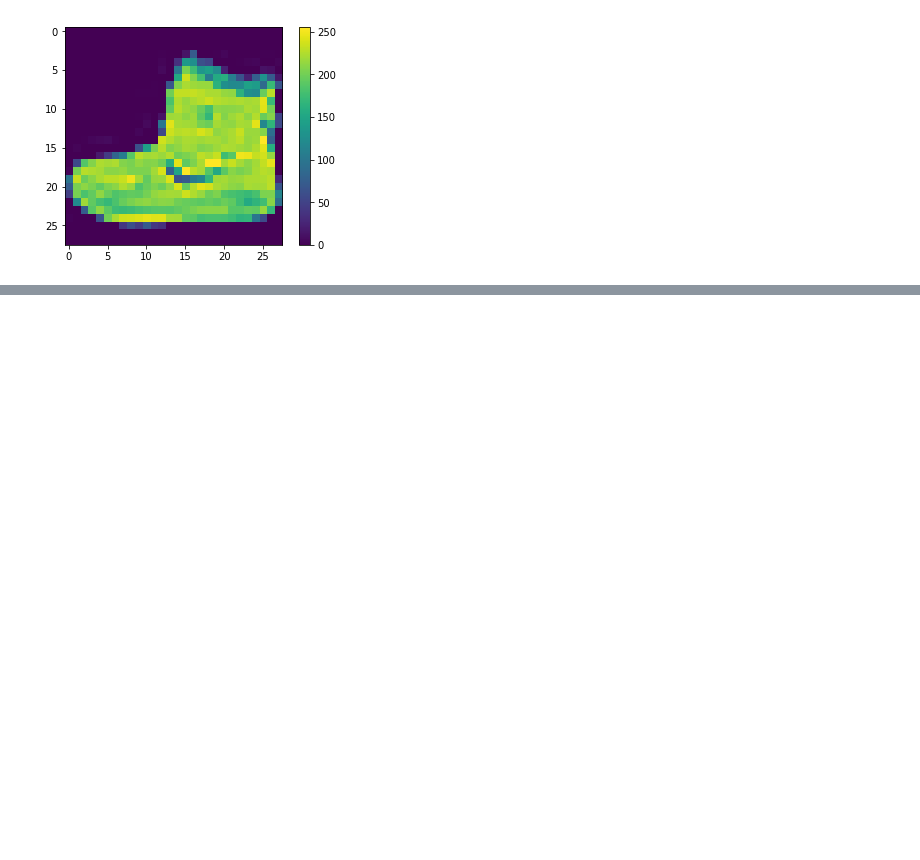
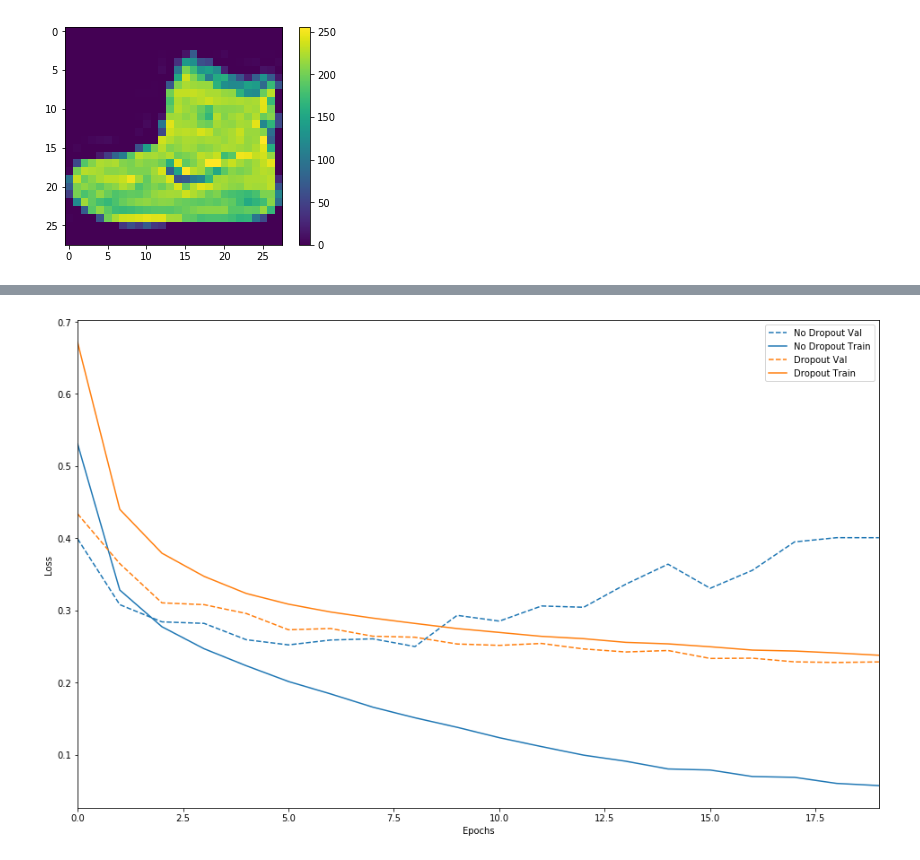
Before and after one commit to lucoby/machine-learning, a Jupyter notebook: Deep Learning.ipynb, the cells around one changed output, grey strips where cells are left out. Saved outputs shown, nothing was run; the diff lists cells and outputs as text; code cells hidden in the pictures; blank space fills up the shorter version.

```diff
--- a/Deep Learning.ipynb
+++ b/Deep Learning.ipynb
@@ -370,0 +419,35 @@ plot_history([('larger', larger_history),
+# %%
+adv_nodrpt_model = keras.Sequential()
+
+adv_nodrpt_model.add(keras.layers.Conv2D(filters=32, kernel_size=(5,5),
+                 activation='relu',
+                 input_shape=(28, 28, 1)))
+adv_nodrpt_model.add(keras.layers.Conv2D(filters=32, kernel_size=(5,5),
+                 activation='relu',
+                 input_shape=(28, 28, 1)))
+adv_nodrpt_model.add(keras.layers.MaxPooling2D(pool_size=2))
+
+adv_nodrpt_model.add(keras.layers.Conv2D(filters=64, kernel_size=(3,3),
+                 activation='relu'))
+adv_nodrpt_model.add(keras.layers.Conv2D(filters=64, kernel_size=(3,3),
+                 activation='relu'))
+adv_nodrpt_model.add(keras.layers.MaxPooling2D(pool_size=2))
+
+adv_nodrpt_model.add(keras.layers.Flatten())
+adv_nodrpt_model.add(keras.layers.Dense(256, activation='relu'))
+adv_nodrpt_model.add(keras.layers.Dense(10, activation='softmax'))
+
+adv_nodrpt_model.compile(optimizer='adam',
+                loss='sparse_categorical_crossentropy',
+                metrics=['accuracy'])
+
+adv_nodrpt_model.summary()
+
+x_train = train_images.reshape(-1, 28, 28, 1)
+x_test = test_images.reshape(-1, 28, 28, 1)
+adv_nodrpt_history = adv_nodrpt_model.fit(x_train,
+                              train_labels,
+                              epochs=20,
+                              batch_size=64,
+                              validation_data=(x_test, test_labels),
+                              verbose=2)
@@ -370,0 +472,5 @@ plot_history([('larger', larger_history),
+# %%
+plot_history([('No Dropout', adv_nodrpt_history),
+              ('Dropout', adv_history)])
+# %% [output]
+[figure, added]
```
Also changed, not shown: parts of 27 cells of this notebook, 2 other files.
